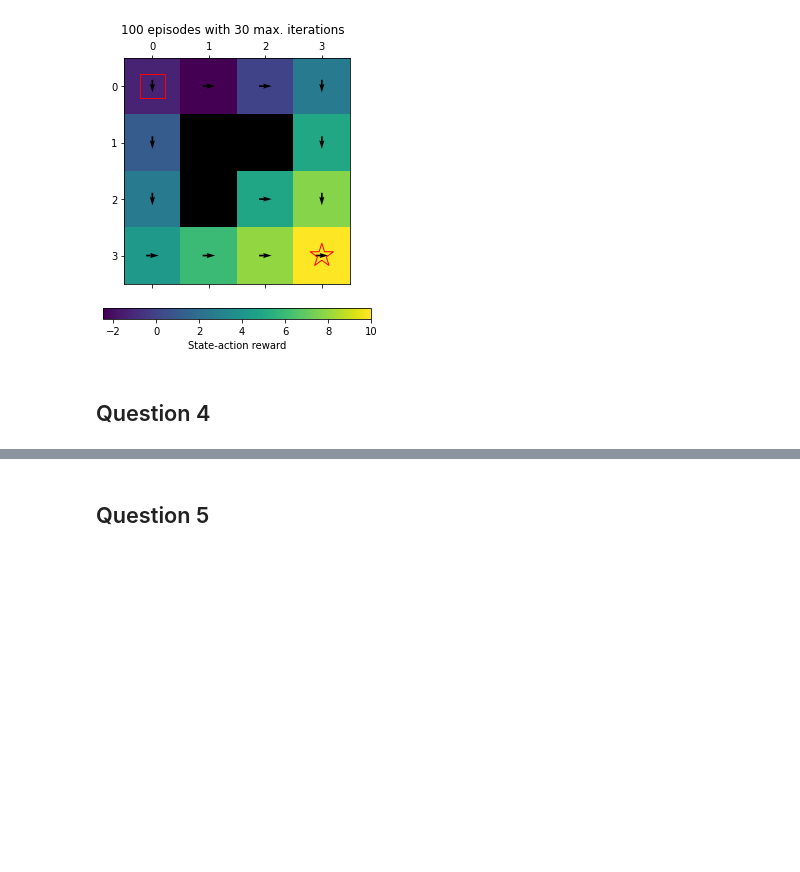
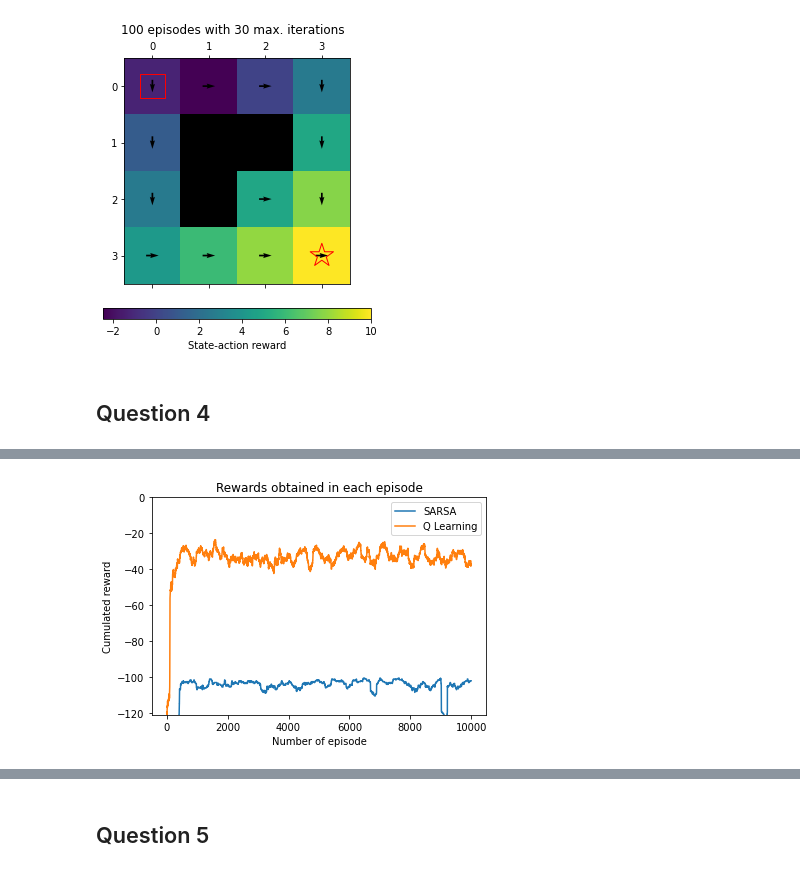
Before and after one commit to AlejandroSantorum/MPhil_MLMI_Cambridge, a Jupyter notebook: MLMI7-Reinforcement_Learning/Practical/code/coursework.ipynb, the cells around one changed output, grey strips where cells are left out. Drawn from its saved outputs; the diff is of its cells as text; code cells hidden in the pictures; blank space fills up the shorter version.

```diff
--- a/MLMI7-Reinforcement_Learning/Practical/code/coursework.ipynb
+++ b/MLMI7-Reinforcement_Learning/Practical/code/coursework.ipynb
@@ -305,0 +342,9 @@ plt.show()
+# %%
+model = Model(cliff_world)
+
+V_sarsa, pi_sarsa, cumR_sarsa, _ = sarsa(model, n_episodes=10000, maxit=100, alpha=0.2, epsilon=0.1)
+V_ql, pi_ql, cumR_ql, _ = q_learning(model, n_episodes=10000, maxit=100, alpha=0.3, epsilon=0.1)
+
+plot_cum_rewards(cumR_sarsa, cumR_ql)
+# %% [output]
+[figure, added]
```
Also changed, not shown: parts of 8 cells of this notebook, 3 other files.
